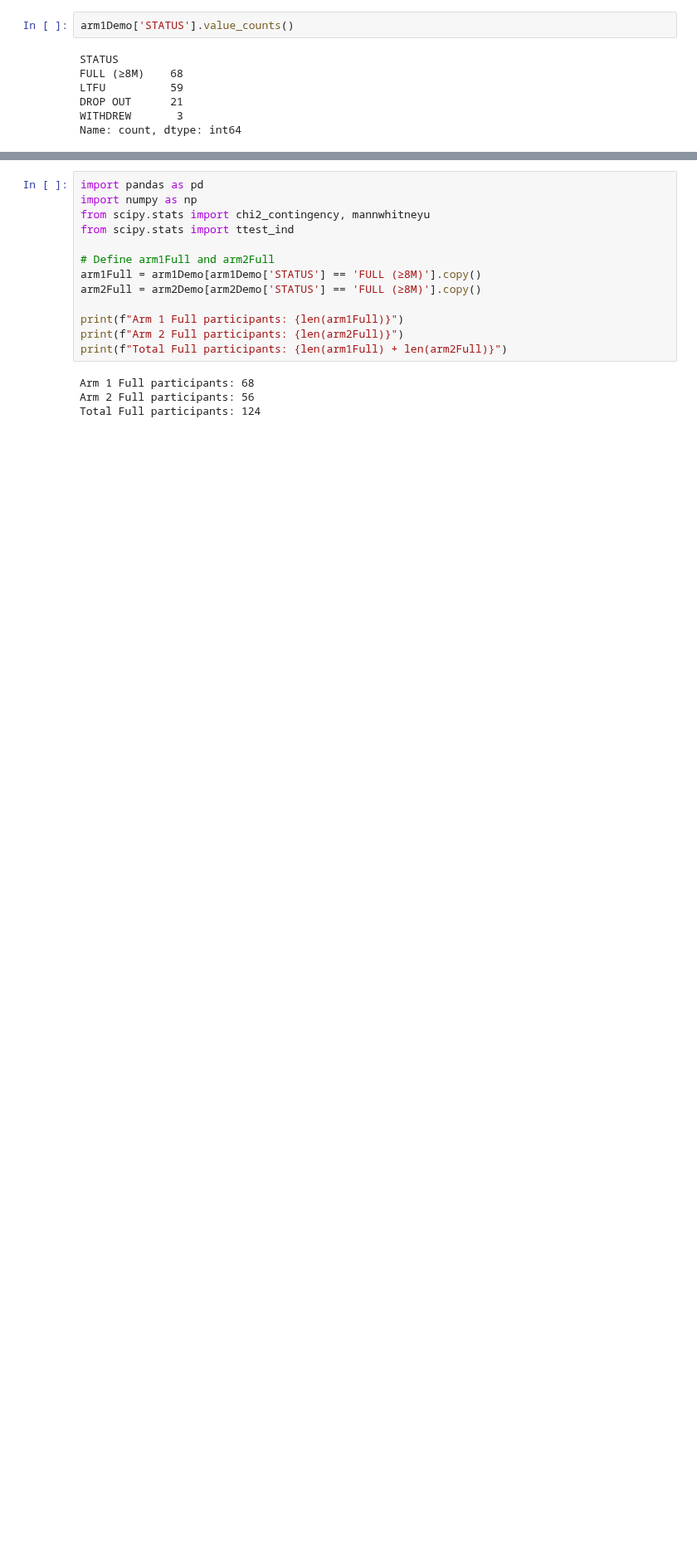
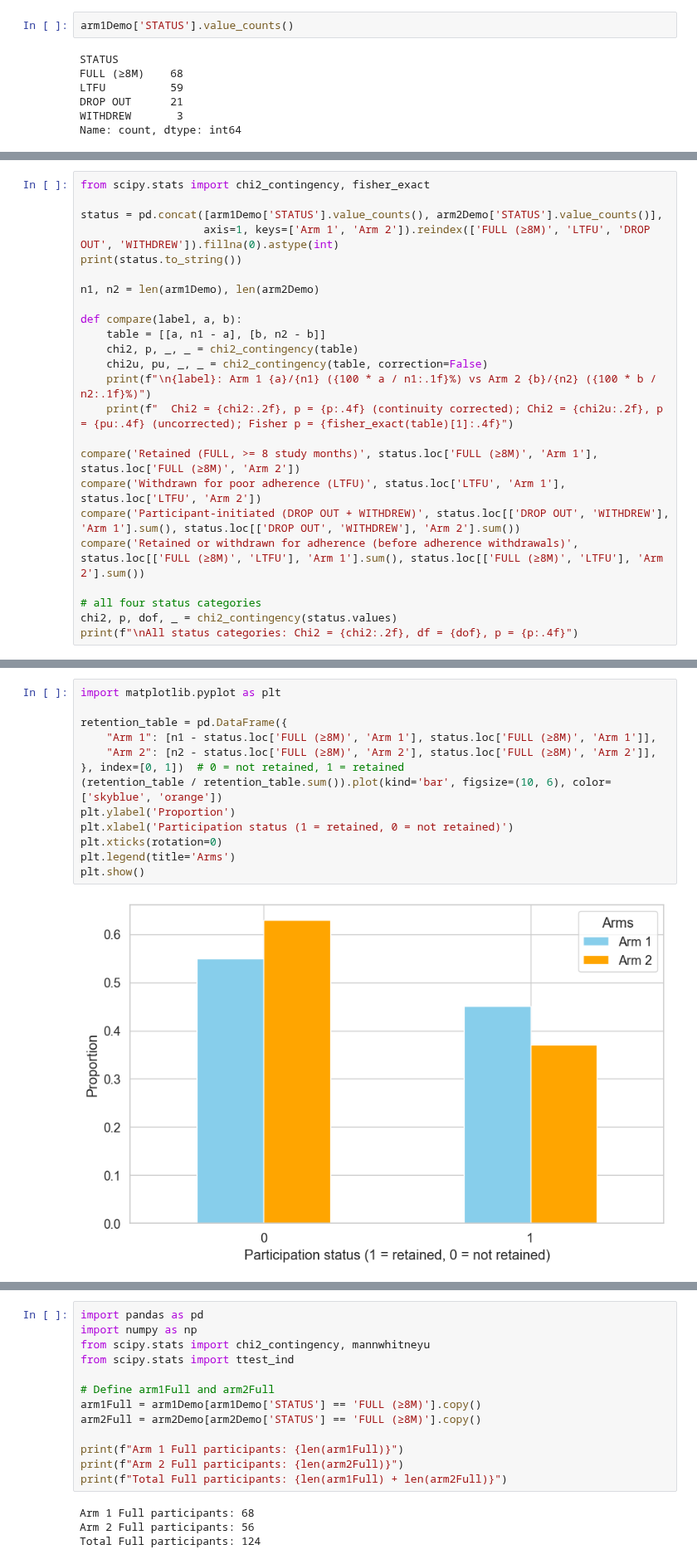
Before and after one commit to 4YouandMe/MyExperiencesEngagement, a Jupyter notebook: MyExperiences Adherence Analysis Final.ipynb, the cells around one changed output, grey strips where cells are left out. Shown at 83% size. Cells and saved outputs as stored; diff of their text form; blank space fills up the shorter version.

```diff
--- a/MyExperiences Adherence Analysis Final.ipynb
+++ b/MyExperiences Adherence Analysis Final.ipynb
@@ -1085,0 +800,24 @@ User 310: Adherence = 99.59% over 242 days
+# %%
+from scipy.stats import chi2_contingency, fisher_exact
+
+status = pd.concat([arm1Demo['STATUS'].value_counts(), arm2Demo['STATUS'].value_counts()],
+                   axis=1, keys=['Arm 1', 'Arm 2']).reindex(['FULL (≥8M)', 'LTFU', 'DROP OUT', 'WITHDREW']).fillna(0).astype(int)
+print(status.to_string())
+
+n1, n2 = len(arm1Demo), len(arm2Demo)
+
+def compare(label, a, b):
+    table = [[a, n1 - a], [b, n2 - b]]
+    chi2, p, _, _ = chi2_contingency(table)
+    chi2u, pu, _, _ = chi2_contingency(table, correction=False)
+    print(f"\n{label}: Arm 1 {a}/{n1} ({100 * a / n1:.1f}%) vs Arm 2 {b}/{n2} ({100 * b / n2:.1f}%)")
+    print(f"  Chi2 = {chi2:.2f}, p = {p:.4f} (continuity corrected); Chi2 = {chi2u:.2f}, p = {pu:.4f} (uncorrected); Fisher p = {fisher_exact(table)[1]:.4f}")
+
+compare('Retained (FULL, >= 8 study months)', status.loc['FULL (≥8M)', 'Arm 1'], status.loc['FULL (≥8M)', 'Arm 2'])
+compare('Withdrawn for poor adherence (LTFU)', status.loc['LTFU', 'Arm 1'], status.loc['LTFU', 'Arm 2'])
+compare('Participant-initiated (DROP OUT + WITHDREW)', status.loc[['DROP OUT', 'WITHDREW'], 'Arm 1'].sum(), status.loc[['DROP OUT', 'WITHDREW'], 'Arm 2'].sum())
+compare('Retained or withdrawn for adherence (before adherence withdrawals)', status.loc[['FULL (≥8M)', 'LTFU'], 'Arm 1'].sum(), status.loc[['FULL (≥8M)', 'LTFU'], 'Arm 2'].sum())
+
+# all four status categories
+chi2, p, dof, _ = chi2_contingency(status.values)
+print(f"\nAll status categories: Chi2 = {chi2:.2f}, df = {dof}, p = {p:.4f}")
@@ -1086 +845,16 @@ User 310: Adherence = 99.59% over 242 days
+# %%
+import matplotlib.pyplot as plt
+
+retention_table = pd.DataFrame({
+    "Arm 1": [n1 - status.loc['FULL (≥8M)', 'Arm 1'], status.loc['FULL (≥8M)', 'Arm 1']],
+    "Arm 2": [n2 - status.loc['FULL (≥8M)', 'Arm 2'], status.loc['FULL (≥8M)', 'Arm 2']],
+}, index=[0, 1])  # 0 = not retained, 1 = retained
+(retention_table / retention_table.sum()).plot(kind='bar', figsize=(10, 6), color=['skyblue', 'orange'])
+plt.ylabel('Proportion')
+plt.xlabel('Participation status (1 = retained, 0 = not retained)')
+plt.xticks(rotation=0)
+plt.legend(title='Arms')
+plt.show()
+# %% [output]
+[figure, added]
 # %% [markdown]
```
Also changed, not shown: parts of 58 cells of this notebook, 1 other file.
